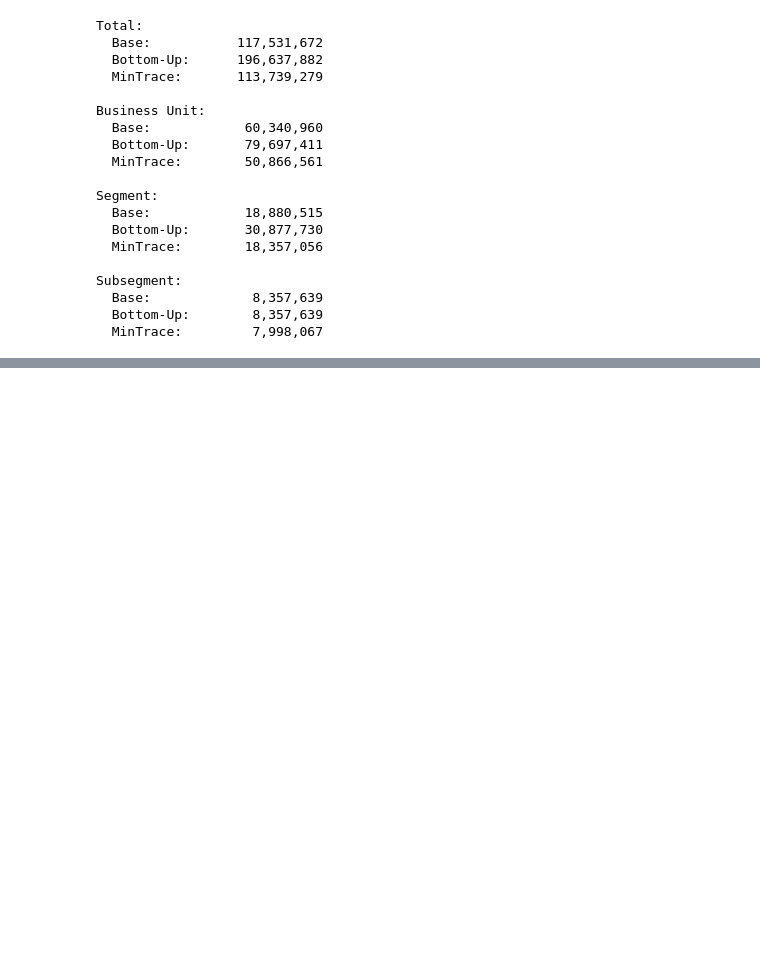
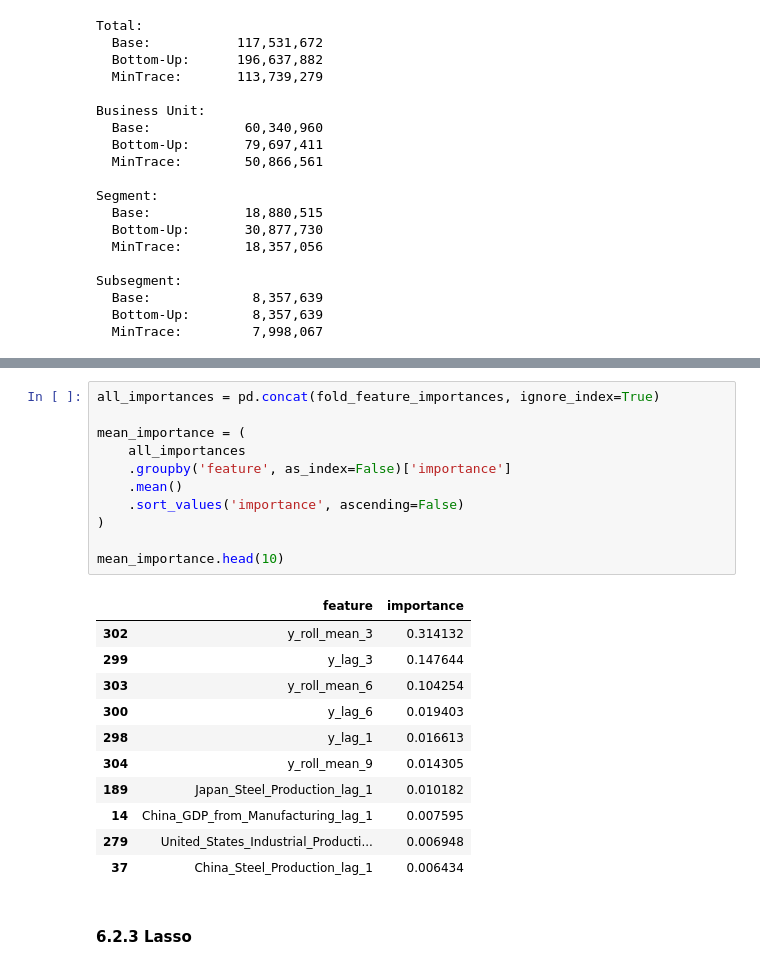
Before and after one commit to Alanog10/Siemens, a Jupyter notebook: Reconciliation copy.ipynb, the cells around one changed output, grey strips where cells are left out. Drawn from its saved outputs; the diff is of its cells as text; blank space fills up the shorter version.

```diff
--- a/Reconciliation copy.ipynb
+++ b/Reconciliation copy.ipynb
@@ -1770,0 +1714,25 @@ Subsegment:
+# %%
+all_importances = pd.concat(fold_feature_importances, ignore_index=True)
+
+mean_importance = (
+    all_importances
+    .groupby('feature', as_index=False)['importance']
+    .mean()
+    .sort_values('importance', ascending=False)
+)
+
+mean_importance.head(10)
+# %% [output]
+|  | feature | importance |
+| 302 | y_roll_mean_3 | 0.314132 |
+| 299 | y_lag_3 | 0.147644 |
+| 303 | y_roll_mean_6 | 0.104254 |
+| 300 | y_lag_6 | 0.019403 |
+| 298 | y_lag_1 | 0.016613 |
+| 304 | y_roll_mean_9 | 0.014305 |
+| 189 | Japan_Steel_Production_lag_1 | 0.010182 |
+| 14 | China_GDP_from_Manufacturing_lag_1 | 0.007595 |
+| 279 | United_States_Industrial_Producti... | 0.006948 |
+| 37 | China_Steel_Production_lag_1 | 0.006434 |
+# %% [markdown]
+#### 6.2.3 Lasso
```
Also changed, not shown: parts of 70 cells of this notebook.
